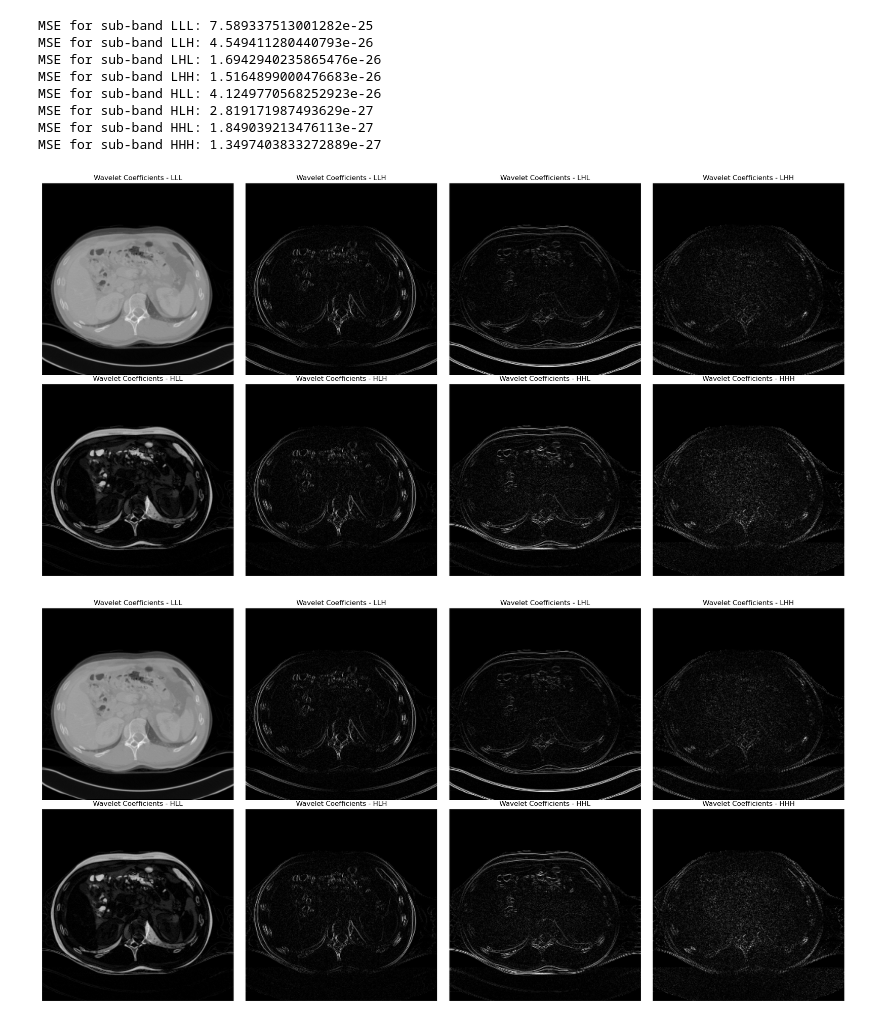
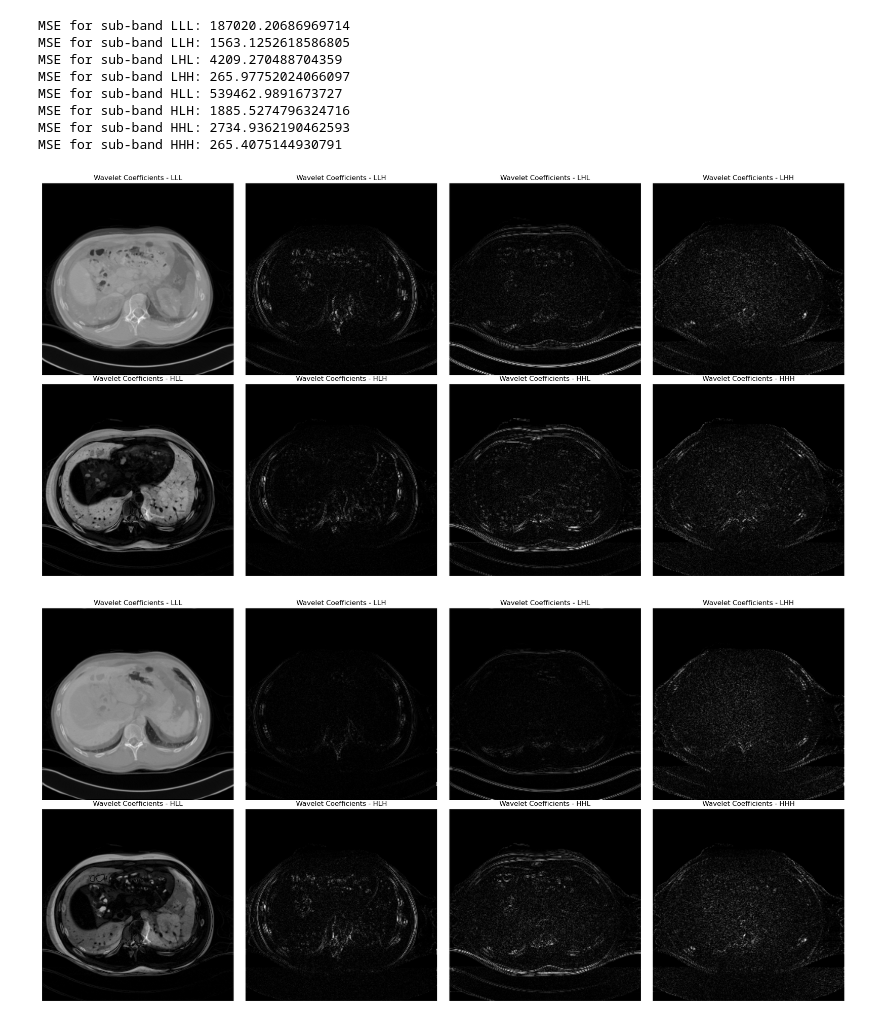
Before and after one commit to Expo39/CCE3015, a Jupyter notebook: DWT/Python/Test.ipynb, the cells around one changed output. Cells and saved outputs as stored; diff of their text form; code cells hidden in the pictures.

```diff
--- a/DWT/Python/Test.ipynb
+++ b/DWT/Python/Test.ipynb
@@ -14,12 +14,12 @@ def read_dicom_files(directory):
     return np.array(dicom_files)
 
 def perform_2d_wavelet_transform1(data):
-    coeffs = pywt.dwt2(data, wavelet='haar', mode='periodization')
+    coeffs = pywt.dwt2(data, wavelet='db2', mode='periodization')
     coeffs_dict = {'LL': coeffs[0], 'LH': coeffs[1][0], 'HL': coeffs[1][1], 'HH': coeffs[1][2]}
     return coeffs_dict
 
 def perform_3d_wavelet_transform1(data):
-    coeffs = pywt.dwtn(data, wavelet='haar', mode='periodization')
+    coeffs = pywt.dwtn(data, wavelet='db2', mode='periodization')
     return {
         "LLL": coeffs['aaa'],
         "LLH": coeffs['aad'],
@@ -94,8 +94,21 @@ def convolve(data, filter):
     return np.array(result)
 
 def perform_2d_wavelet_transform(data):
-    low_pass_filter = [1/np.sqrt(2), 1/np.sqrt(2)]  # Normalized Haar filter
-    high_pass_filter = [1/np.sqrt(2), -1/np.sqrt(2)]  # Normalized Haar filter
+    # Daubechies 2 (db2) Low-Pass filter
+    low_pass_filter = [
+        (1 + np.sqrt(3)) / (4 * np.sqrt(2)),
+        (3 + np.sqrt(3)) / (4 * np.sqrt(2)),
+        (3 - np.sqrt(3)) / (4 * np.sqrt(2)),
+        (1 - np.sqrt(3)) / (4 * np.sqrt(2))
+    ]
+
+    # Daubechies 2 (db2) High-Pass filter
+    high_pass_filter = [
+        (1 - np.sqrt(3)) / (4 * np.sqrt(2)),
+        -(3 - np.sqrt(3)) / (4 * np.sqrt(2)),
+        (3 + np.sqrt(3)) / (4 * np.sqrt(2)),
+        -(1 + np.sqrt(3)) / (4 * np.sqrt(2))
+    ]
 
     # Apply 1D convolution and subsampling along rows
     L_rows = np.apply_along_axis(convolve, 1, data, low_pass_filter)
@@ -110,8 +123,21 @@ def perform_2d_wavelet_transform(data):
     return {"LL": LL, "LH": LH, "HL": HL, "HH": HH}
 
 def perform_3d_wavelet_transform(data):
-    low_pass_filter = [1/np.sqrt(2), 1/np.sqrt(2)]  # Normalized Haar filter
-    high_pass_filter = [1/np.sqrt(2), -1/np.sqrt(2)]  # Normalized Haar filter
+    # Daubechies 2 (db2) Low-Pass filter
+    low_pass_filter = [
+        (1 + np.sqrt(3)) / (4 * np.sqrt(2)),
+        (3 + np.sqrt(3)) / (4 * np.sqrt(2)),
+        (3 - np.sqrt(3)) / (4 * np.sqrt(2)),
+        (1 - np.sqrt(3)) / (4 * np.sqrt(2))
+    ]
+
+    # Daubechies 2 (db2) High-Pass filter
+    high_pass_filter = [
+        (1 - np.sqrt(3)) / (4 * np.sqrt(2)),
+        -(3 - np.sqrt(3)) / (4 * np.sqrt(2)),
+        (3 + np.sqrt(3)) / (4 * np.sqrt(2)),
+        -(1 + np.sqrt(3)) / (4 * np.sqrt(2))
+    ]
 
     # Apply 1D convolution and subsampling along the first dimension
     L = np.apply_along_axis(convolve, 0, data, low_pass_filter)
@@ -156,44 +182,52 @@ def check_subband_sizes(data, expected_shape):
         else:
             print(f"Sub-band {key} has correct shape {subband.shape}")
 
+def crop_to_match_shape(arr1, arr2):
+    """Crop the larger array to match the shape of the smaller array."""
+    min_depth = min(arr1.shape[0], arr2.shape[0])
+    min_rows = min(arr1.shape[1], arr2.shape[1])
+    min_cols = min(arr1.shape[2], arr2.shape[2])
+    return arr1[:min_depth, :min_rows, :min_cols], arr2[:min_depth, :min_rows, :min_cols]
+
 def calculate_mse(data1, data2):
     mse_values = {}
     for key in data1.keys():
-        mse = np.mean((data1[key] - data2[key]) ** 2)
+        arr1, arr2 = crop_to_match_shape(data1[key], data2[key])
+        mse = np.mean((arr1 - arr2) ** 2)
         mse_values[key] = mse
     return mse_values
 
 def main():
     # Directory containing the DICOM files
     dicom_directory = 'Test_Sets/CT/3/DICOM_anon/'
 
     # Read DICOM files
     dicom_data = read_dicom_files(dicom_directory)
 
     # Perform 3D wavelet transform using both methods
     transformed_data1 = perform_3d_wavelet_transform(dicom_data)
     transformed_data2 = perform_3d_wavelet_transform1(dicom_data)
 
     # Calculate MSE between the results of the two transforms
     mse_values = calculate_mse(transformed_data1, transformed_data2)
 
     # Print MSE for each sub-band
     for key, mse in mse_values.items():
         print(f"MSE for sub-band {key}: {mse}")
 
     display_images(transformed_data1, 'Wavelet Coefficients', '3D')
     display_images(transformed_data2, 'Wavelet Coefficients', '3D')
 
 if __name__ == "__main__":
     main()
 # %% [output]
-MSE for sub-band LLL: 7.589337513001282e-25
-MSE for sub-band LLH: 4.549411280440793e-26
-MSE for sub-band LHL: 1.6942940235865476e-26
-MSE for sub-band LHH: 1.5164899000476683e-26
-MSE for sub-band HLL: 4.1249770568252923e-26
-MSE for sub-band HLH: 2.819171987493629e-27
-MSE for sub-band HHL: 1.849039213476113e-27
-MSE for sub-band HHH: 1.3497403833272889e-27
+MSE for sub-band LLL: 187020.20686969714
+MSE for sub-band LLH: 1563.1252618586805
+MSE for sub-band LHL: 4209.270488704359
+MSE for sub-band LHH: 265.97752024066097
+MSE for sub-band HLL: 539462.9891673727
+MSE for sub-band HLH: 1885.5274796324716
+MSE for sub-band HHL: 2734.9362190462593
+MSE for sub-band HHH: 265.4075144930791
-[figure, old version]
+[figure, new version]
-[figure, old version]
+[figure, new version]
```
Also changed, not shown: 11 other files.
